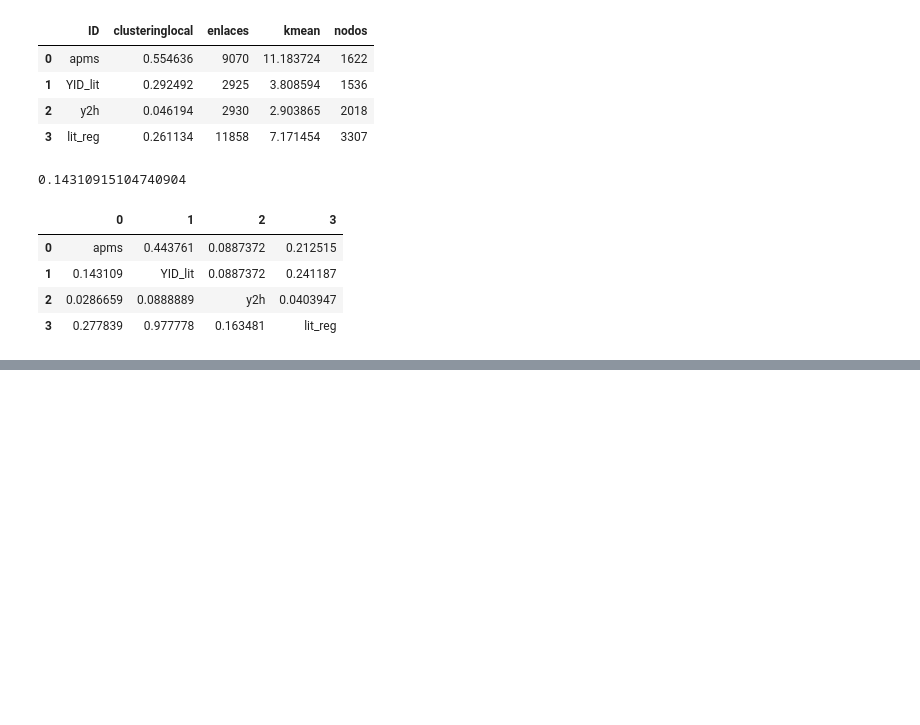
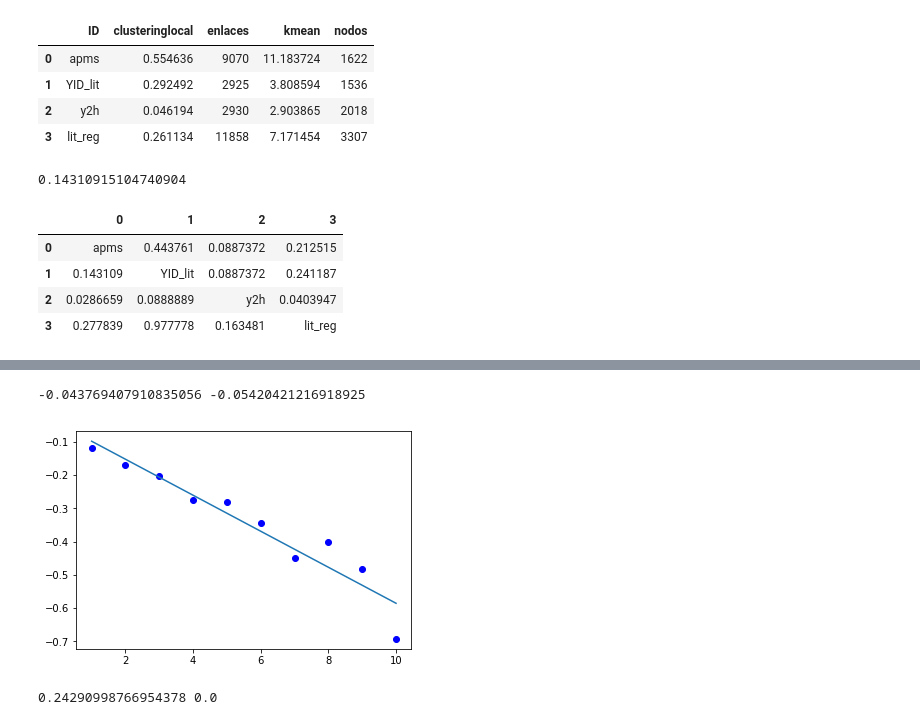
Before and after one commit to alangivre/TP2, a Jupyter notebook: TP_2/TP2.ipynb, the cells around one changed output, grey strips where cells are left out. Cells and saved outputs as stored; diff of their text form; code cells hidden in the pictures; blank space fills up the shorter version.

```diff
--- a/TP_2/TP2.ipynb
+++ b/TP_2/TP2.ipynb
@@ -377,0 +392,26 @@ print(G1.degree())
+# %%
+
+# Ajuste de la recta
+
+datox=np.array(list(Porc.keys()))
+datoy=np.array(list(Porc.values()))
+
+fitfunc = lambda p, x: p[0] + x* p[1]
+errfunc = lambda p, x, y: (y - fitfunc(p, x))
+
+pinit = [1, 1]
+out = optimize.leastsq(errfunc, pinit,  args=(datox,datoy), full_output=1)
+pfinal = out[0]
+
+
+print(pfinal[0],pfinal[1])
+
+recta=[fitfunc(pfinal,x) for x in datox ]
+
+plt.clf()
+plt.plot(datox,datoy,'bo')
+plt.plot(datox, recta)     # Fit
+plt.show()
+# %% [output]
+-0.043769407910835056 -0.05420421216918925
+[figure, added]
@@ -377,0 +460,5 @@ print(G1.degree())
+# %%
+promedio,std=randomcongrado(G1,essential)
+print(promedio,std)
+# %% [output]
+0.24290998766954378 0.0
```
Also changed, not shown: parts of 19 cells of this notebook.
